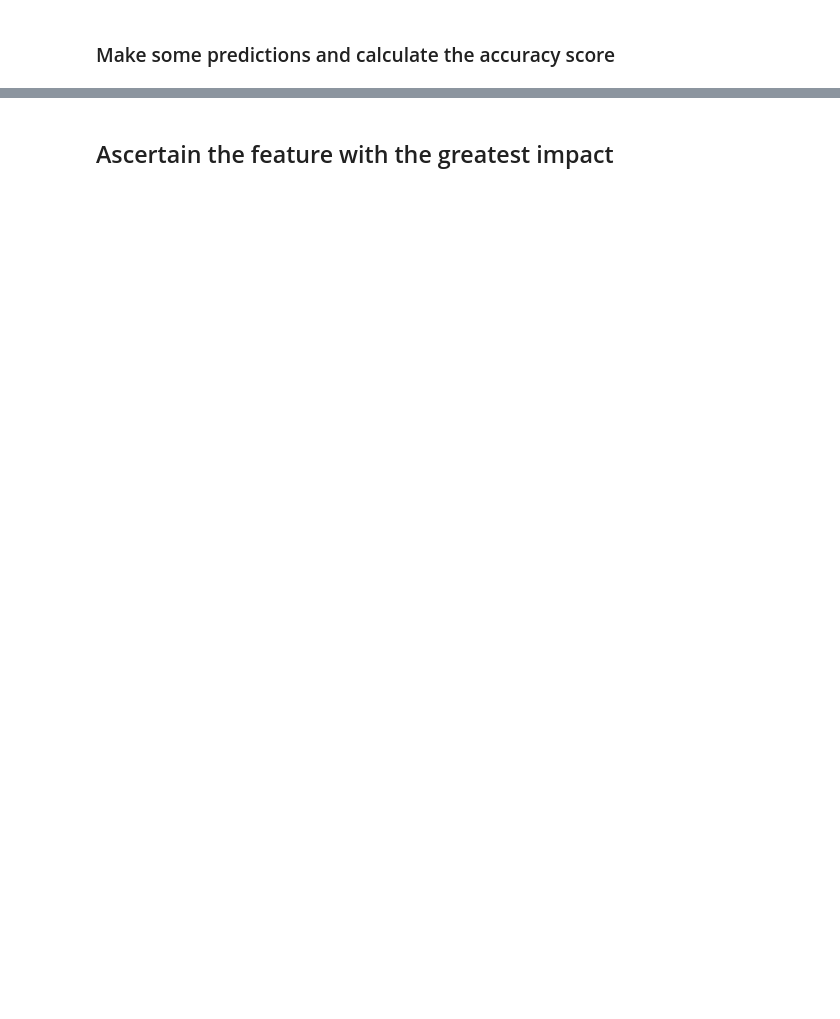
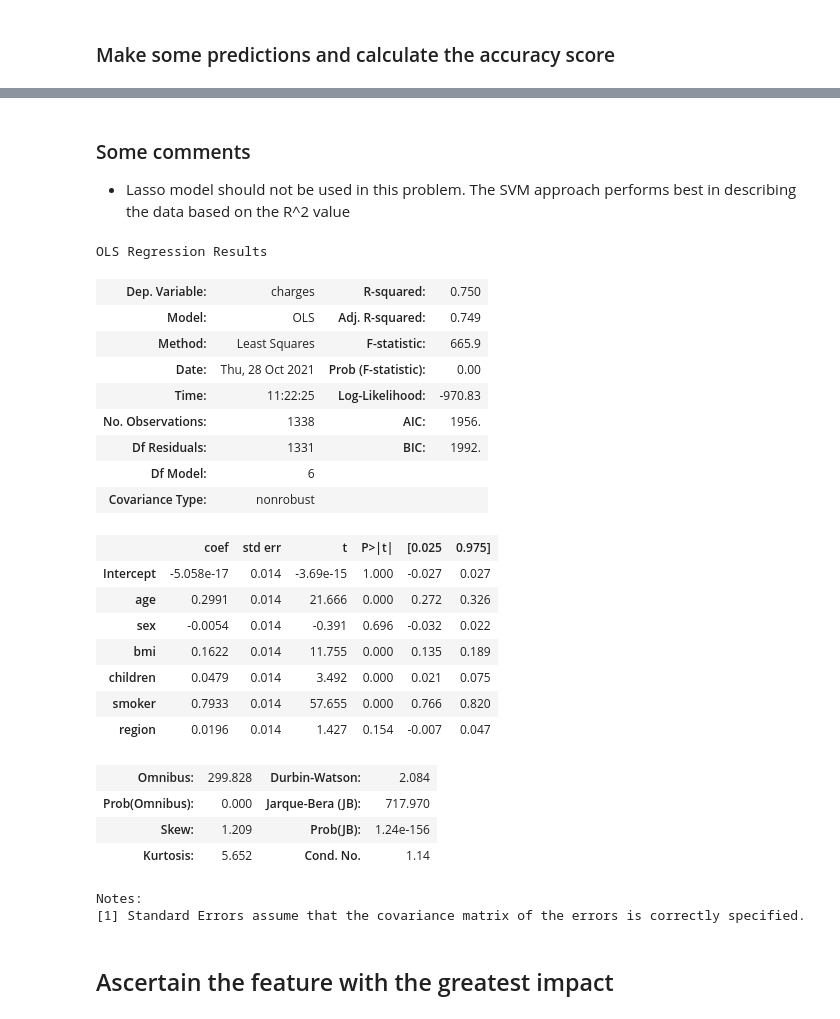
Before and after one commit to gmp007/Machine-Learning-and-EDA-Exploratory-Data-Analysis-Projects, a Jupyter notebook: Insurance_Claim_Prediction/InsuranceClaimPrediction02.ipynb, the cells around one changed output, grey strips where cells are left out. Drawn from its saved outputs; the diff is of its cells as text; code cells hidden in the pictures; blank space fills up the shorter version.

```diff
--- a/Insurance_Claim_Prediction/InsuranceClaimPrediction02.ipynb
+++ b/Insurance_Claim_Prediction/InsuranceClaimPrediction02.ipynb
@@ -222,2 +223,35 @@ Classifier - TheilSenRegressor    || Score/R^2 - 66.77467038561342 %
+# %% [markdown]
+### Some comments
+* Lasso model should not be used in this problem. The SVM approach performs best in describing the data based on the R^2 value
+# %%
+lm=smf.ols(formula='charges ~ age + sex + bmi + children + smoker + region',
+                         data=insuranceDF_scaled).fit()
+
+lm.summary()
+# %% [output]
+OLS Regression Results
+| Dep. Variable: | charges | R-squared: | 0.750 |
+| Model: | OLS | Adj. R-squared: | 0.749 |
+| Method: | Least Squares | F-statistic: | 665.9 |
+| Date: | Thu, 28 Oct 2021 | Prob (F-statistic): | 0.00 |
+| Time: | 11:22:25 | Log-Likelihood: | -970.83 |
+| No. Observations: | 1338 | AIC: | 1956. |
+| Df Residuals: | 1331 | BIC: | 1992. |
+| Df Model: | 6 |  |  |
+| Covariance Type: | nonrobust |  |  |
+|  | coef | std err | t | P>|t| | [0.025 | 0.975] |
+| Intercept | -5.058e-17 | 0.014 | -3.69e-15 | 1.000 | -0.027 | 0.027 |
+| age | 0.2991 | 0.014 | 21.666 | 0.000 | 0.272 | 0.326 |
+| sex | -0.0054 | 0.014 | -0.391 | 0.696 | -0.032 | 0.022 |
+| bmi | 0.1622 | 0.014 | 11.755 | 0.000 | 0.135 | 0.189 |
+| children | 0.0479 | 0.014 | 3.492 | 0.000 | 0.021 | 0.075 |
+| smoker | 0.7933 | 0.014 | 57.655 | 0.000 | 0.766 | 0.820 |
+| region | 0.0196 | 0.014 | 1.427 | 0.154 | -0.007 | 0.047 |
+| Omnibus: | 299.828 | Durbin-Watson: | 2.084 |
+| Prob(Omnibus): | 0.000 | Jarque-Bera (JB): | 717.970 |
+| Skew: | 1.209 | Prob(JB): | 1.24e-156 |
+| Kurtosis: | 5.652 | Cond. No. | 1.14 |
+Notes:
+[1] Standard Errors assume that the covariance matrix of the errors is correctly specified.
 # %% [markdown]
 ## Ascertain the feature with the greatest impact
```
Also changed, not shown: parts of 17 cells of this notebook.
